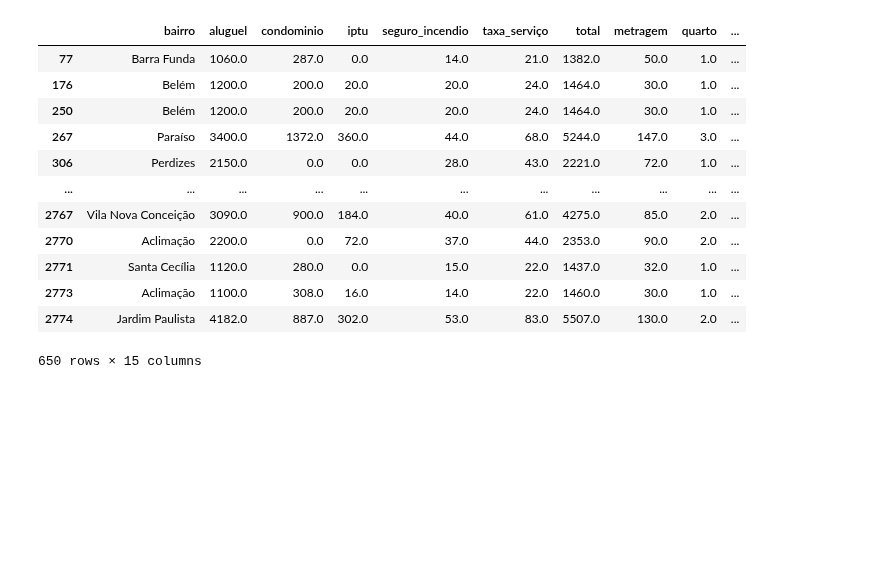
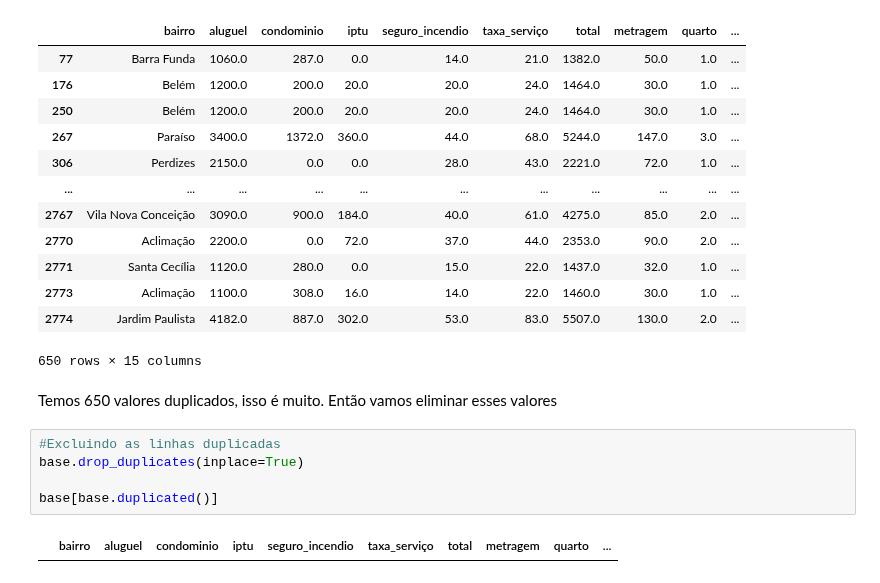
Before and after one commit to abilioepalanga/Market-Value-Predictor-Airbnb, a Jupyter notebook: main.ipynb, the cells around one changed output. Saved outputs shown, nothing was run; the diff lists cells and outputs as text; blank space fills up the shorter version.

Commit message:
Excluindo as linhas duplicadas

```diff
--- a/main.ipynb
+++ b/main.ipynb
@@ -680,3 +680,12 @@ base[base.duplicated()]
 | 2773 | Aclimação | 1100.0 | 308.0 | 16.0 | 14.0 | 22.0 | 1460.0 | 30.0 | 1.0 | ... |
 | 2774 | Jardim Paulista | 4182.0 | 887.0 | 302.0 | 53.0 | 83.0 | 5507.0 | 130.0 | 2.0 | ... |
 650 rows × 15 columns
+# %% [markdown]
+Temos 650 valores duplicados, isso é muito. Então vamos eliminar esses valores
+# %%
+#Excluindo as linhas duplicadas
+base.drop_duplicates(inplace=True)
+
+base[base.duplicated()]
+# %% [output]
+|  | bairro | aluguel | condominio | iptu | seguro_incendio | taxa_serviço | total | metragem | quarto | ... |
```
